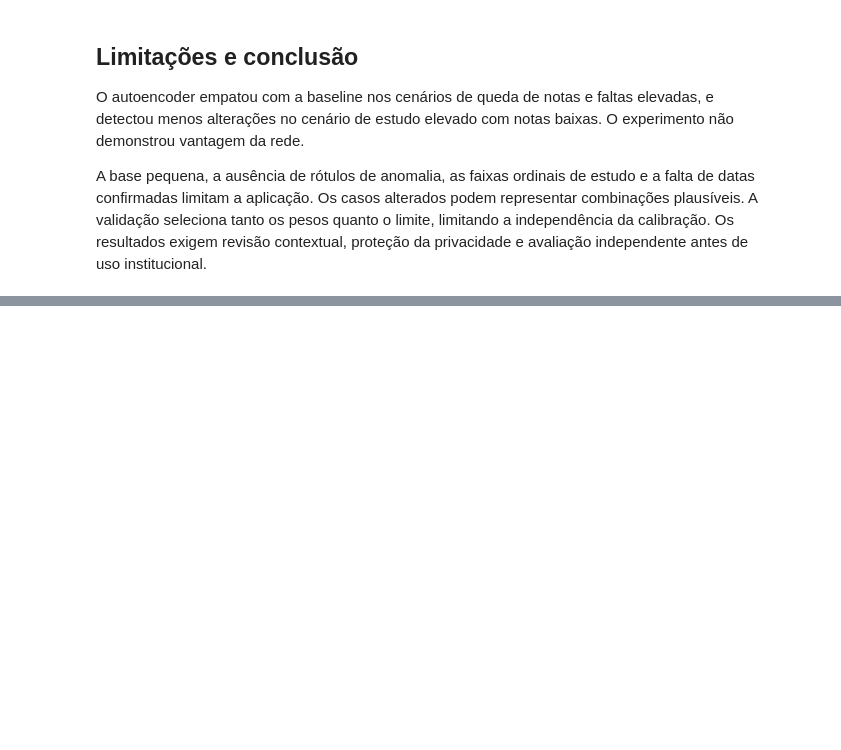
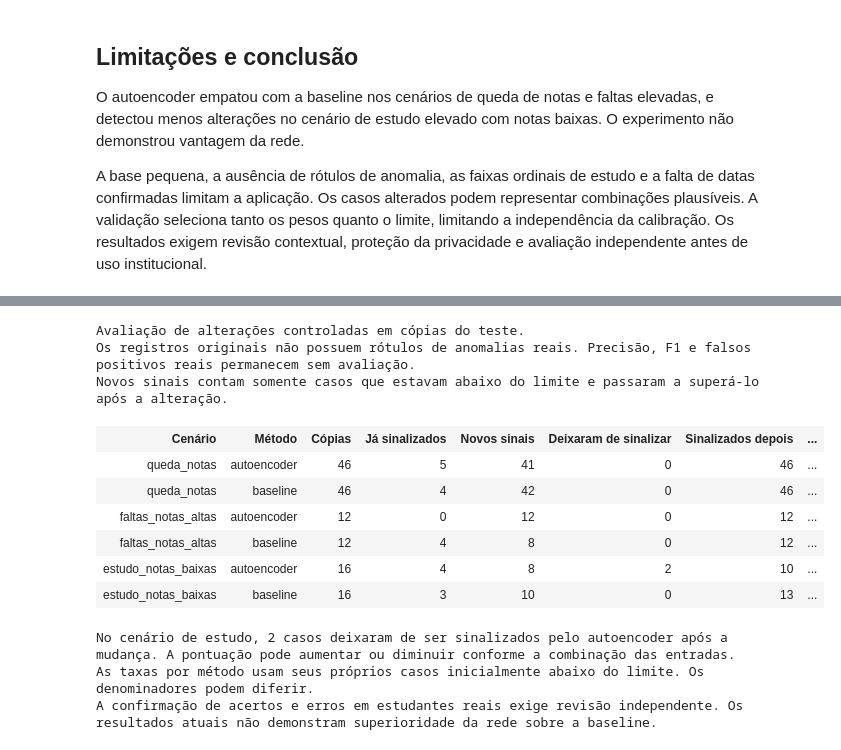
Before and after one commit to selessandra/MLP---REDES-NEURAIS, a Jupyter notebook: notebooks/anomalias_academicas.ipynb, the cells around one changed output, grey strips where cells are left out. Saved outputs shown, nothing was run; the diff lists cells and outputs as text; code cells hidden in the pictures; blank space fills up the shorter version.

Commit message:
Corrige avaliação e salva execução do notebook

```diff
--- a/notebooks/anomalias_academicas.ipynb
+++ b/notebooks/anomalias_academicas.ipynb
@@ -481,0 +580,46 @@ print('O sinal exige análise contextual. Um perfil abaixo do limite também pod
+# %%
+#@title Avaliação controlada e novos sinais
+import json
+from pathlib import Path
+from IPython.display import display, HTML
+
+raiz = Path.cwd() / 'projeto_anomalias'
+resumo = json.loads((raiz / 'resultados/anomalias/resumo.json').read_text())
+avaliacao = json.loads((raiz / 'resultados/anomalias/avaliacao_controlada.json').read_text())
+print('Avaliação de alterações controladas em cópias do teste.')
+print('Os registros originais não possuem rótulos de anomalias reais. Precisão, F1 e falsos positivos reais permanecem sem avaliação.')
+print('Novos sinais contam somente casos que estavam abaixo do limite e passaram a superá-lo após a alteração.')
+linhas = []
+for cenario in avaliacao:
+    for metodo in ['autoencoder', 'baseline']:
+        limite = resumo['limites'][metodo]
+        pares = cenario['pares']
+        antes = sum(p[metodo]['antes'] > limite for p in pares)
+        novos = sum(p[metodo]['antes'] <= limite and p[metodo]['detectado'] for p in pares)
+        perderam = sum(p[metodo]['antes'] > limite and not p[metodo]['detectado'] for p in pares)
+        depois = sum(p[metodo]['detectado'] for p in pares)
+        abaixo = len(pares) - antes
+        taxa = f'{novos / abaixo:.1%}' if abaixo else 'indisponível'
+        linhas.append([cenario['cenario'], metodo, len(pares), antes, novos, perderam, depois, taxa])
+cabecalhos = ['Cenário', 'Método', 'Cópias', 'Já sinalizados', 'Novos sinais', 'Deixaram de sinalizar', 'Sinalizados depois', 'Novos / antes abaixo']
+tabela = '<table><tr>' + ''.join(f'<th>{c}</th>' for c in cabecalhos) + '</tr>'
+for linha in linhas:
+    tabela += '<tr>' + ''.join(f'<td>{v}</td>' for v in linha) + '</tr>'
+display(HTML(tabela + '</table>'))
+print('No cenário de estudo, 2 casos deixaram de ser sinalizados pelo autoencoder após a mudança. A pontuação pode aumentar ou diminuir conforme a combinação das entradas.')
+print('As taxas por método usam seus próprios casos inicialmente abaixo do limite. Os denominadores podem diferir.')
+print('A confirmação de acertos e erros em estudantes reais exige revisão independente. Os resultados atuais não demonstram superioridade da rede sobre a baseline.')
+# %% [output]
+Avaliação de alterações controladas em cópias do teste.
+Os registros originais não possuem rótulos de anomalias reais. Precisão, F1 e falsos positivos reais permanecem sem avaliação.
+Novos sinais contam somente casos que estavam abaixo do limite e passaram a superá-lo após a alteração.
+| Cenário | Método | Cópias | Já sinalizados | Novos sinais | Deixaram de sinalizar | Sinalizados depois | ... |
+| queda_notas | autoencoder | 46 | 5 | 41 | 0 | 46 | ... |
+| queda_notas | baseline | 46 | 4 | 42 | 0 | 46 | ... |
+| faltas_notas_altas | autoencoder | 12 | 0 | 12 | 0 | 12 | ... |
+| faltas_notas_altas | baseline | 12 | 4 | 8 | 0 | 12 | ... |
+| estudo_notas_baixas | autoencoder | 16 | 4 | 8 | 2 | 10 | ... |
+| estudo_notas_baixas | baseline | 16 | 3 | 10 | 0 | 13 | ... |
+No cenário de estudo, 2 casos deixaram de ser sinalizados pelo autoencoder após a mudança. A pontuação pode aumentar ou diminuir conforme a combinação das entradas.
+As taxas por método usam seus próprios casos inicialmente abaixo do limite. Os denominadores podem diferir.
+A confirmação de acertos e erros em estudantes reais exige revisão independente. Os resultados atuais não demonstram superioridade da rede sobre a baseline.
```
Also changed, not shown: parts of 14 cells of this notebook, 6 other files.
